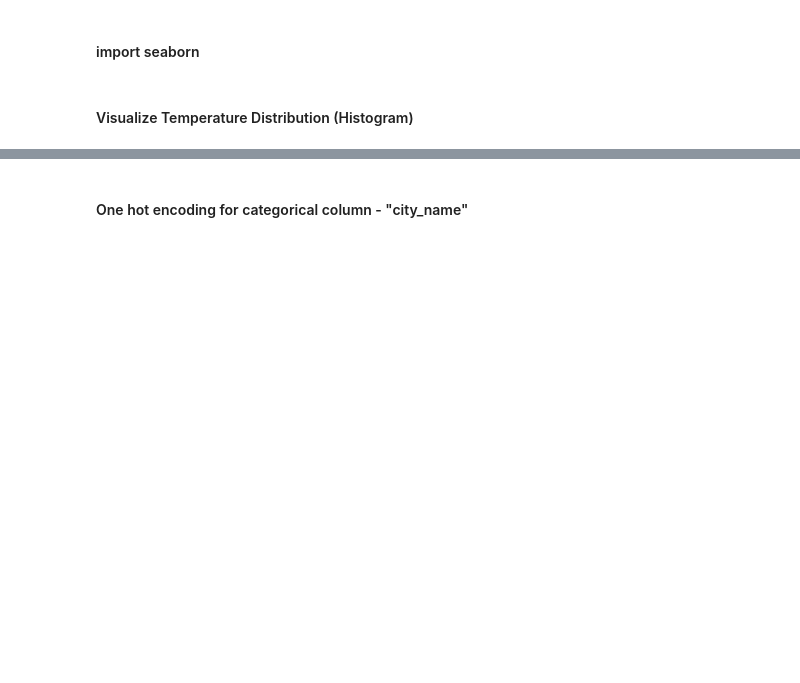
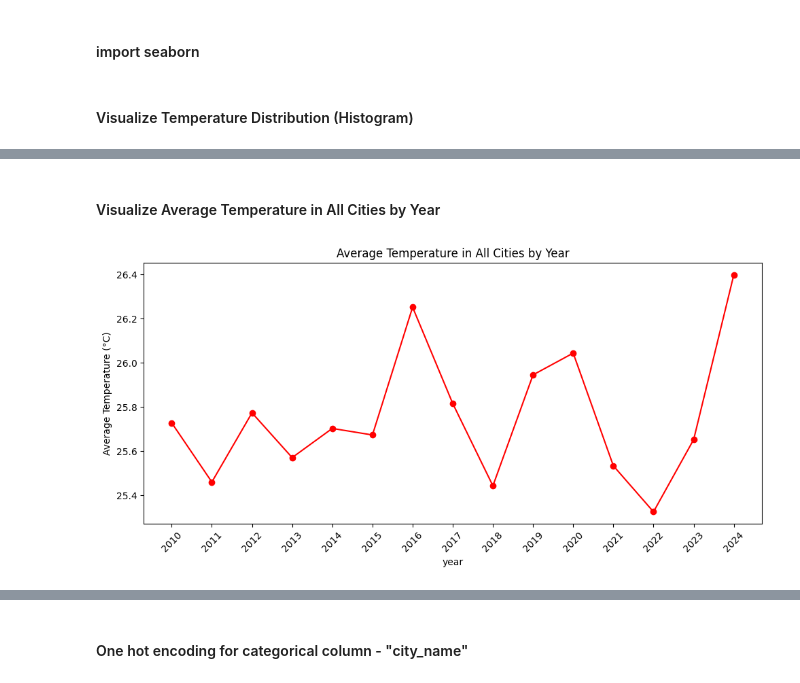
Before and after one commit to IT21271182/Deep-Learning-Project, a Jupyter notebook: IT21252990.ipynb, the cells around one changed output, grey strips where cells are left out. Drawn from its saved outputs; the diff is of its cells as text; code cells hidden in the pictures; blank space fills up the shorter version.

```diff
--- a/IT21252990.ipynb
+++ b/IT21252990.ipynb
@@ -230,0 +264,15 @@ plt.show()
+# %% [markdown]
+#### Visualize Average Temperature in All Cities by Year
+# %%
+avg_temp_all_cities = df.groupby('year')['temperature_2m_mean (°C)'].mean().reset_index()
+
+plt.figure(figsize=(10, 5))
+plt.plot(avg_temp_all_cities['year'], avg_temp_all_cities['temperature_2m_mean (°C)'], marker='o', linestyle='-', color='red')
+plt.xlabel('year')
+plt.ylabel('Average Temperature (°C)')
+plt.title('Average Temperature in All Cities by Year')
+plt.xticks(avg_temp_all_cities['year'], rotation=45)
+plt.tight_layout()
+plt.show()
+# %% [output]
+[figure, added]
```
Also changed, not shown: parts of 14 cells of this notebook.
